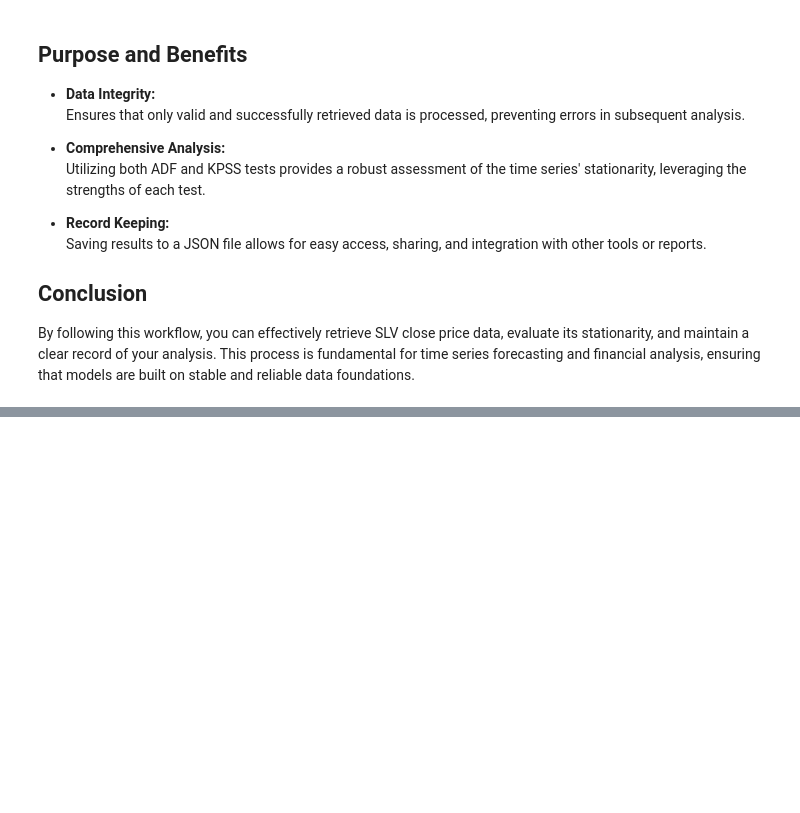
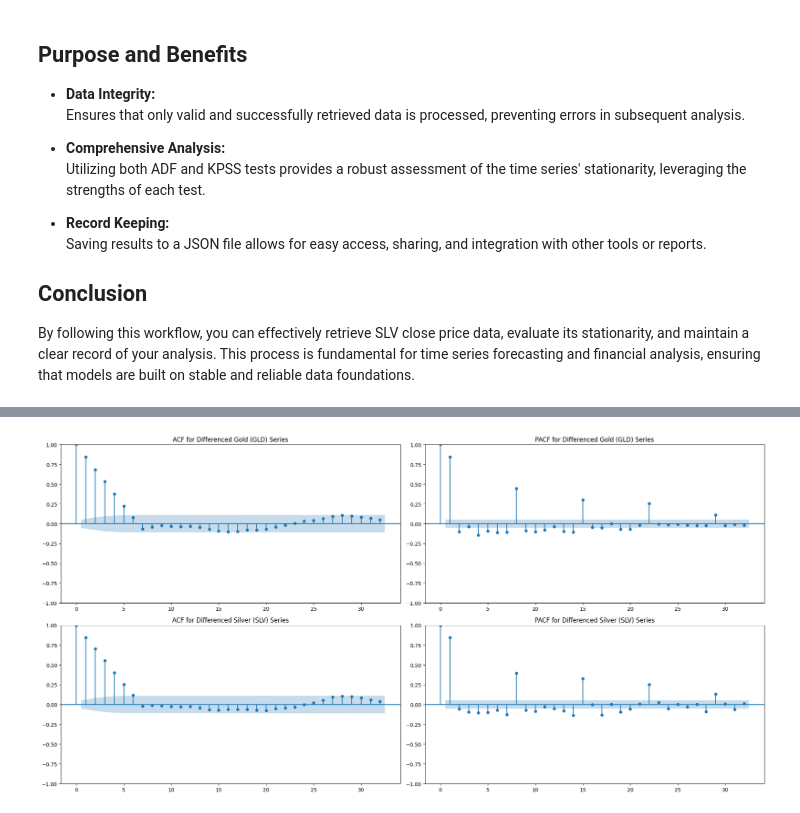
Before and after one commit to GTSF-Quantitative-Sector/sarima_forecast, a Jupyter notebook: sarima-forecast.ipynb, the cells around one changed output, grey strips where cells are left out. Saved outputs shown, nothing was run; the diff lists cells and outputs as text; code cells hidden in the pictures; blank space fills up the shorter version.

```diff
--- a/sarima-forecast.ipynb
+++ b/sarima-forecast.ipynb
@@ -797,0 +1226,33 @@ look-up table. The actual p-value is greater than the p-value returned.
+# %%
+def plot_acf_pacf(series, seasonal_period, title_prefix, axes):
+    """
+    Plots ACF and PACF for a given time series after seasonal differencing.
+
+    Parameters:
+        series (pd.Series): The time series data.
+        seasonal_period (int): The number of periods in a season.
+        title_prefix (str): Prefix for the plot titles (e.g., 'Gold (GLD)').
+        axes (array): Array of matplotlib axes to plot on.
+    """
+    differenced = series.diff(seasonal_period).dropna()
+
+    plot_acf(differenced, ax=axes[0])
+    axes[0].set_title(f"ACF for Differenced {title_prefix} Series")
+
+    plot_pacf(differenced, ax=axes[1])
+    axes[1].set_title(f"PACF for Differenced {title_prefix} Series")
+
+
+# Create a 2x2 grid for Gold and Silver
+fig, axes = plt.subplots(2, 2, figsize=(20, 10))
+
+# Plot for Gold
+plot_acf_pacf(gld_data['c'], seasonal_period, "Gold (GLD)", axes[0])
+
+# Plot for Silver
+plot_acf_pacf(slv_data['c'], seasonal_period, "Silver (SLV)", axes[1])
+
+plt.tight_layout()
+plt.show()
+# %% [output]
+[figure, added]
```
Also changed, not shown: parts of 17 cells of this notebook.
